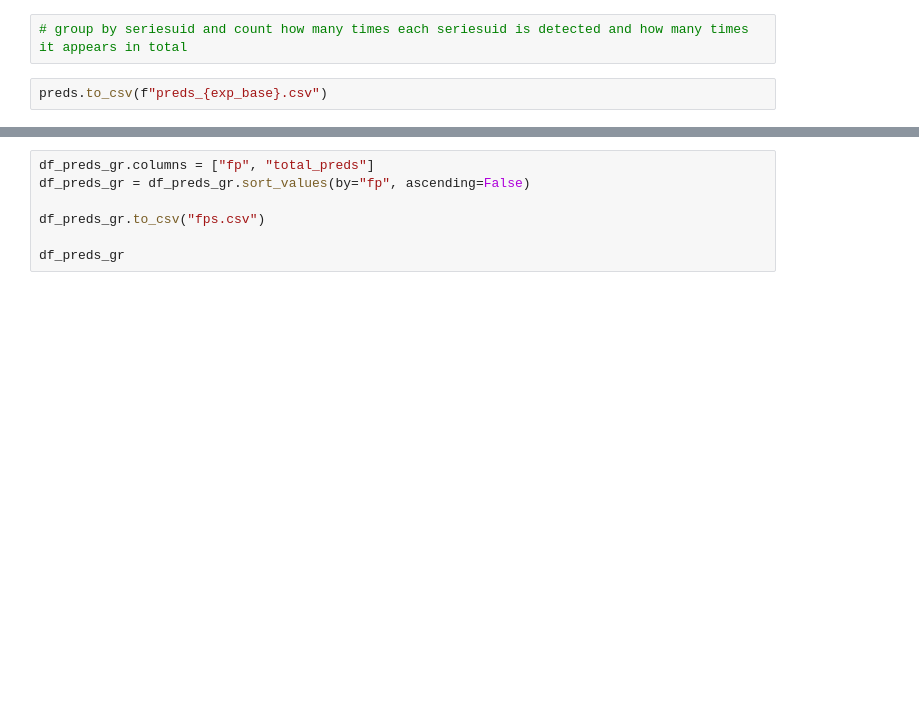
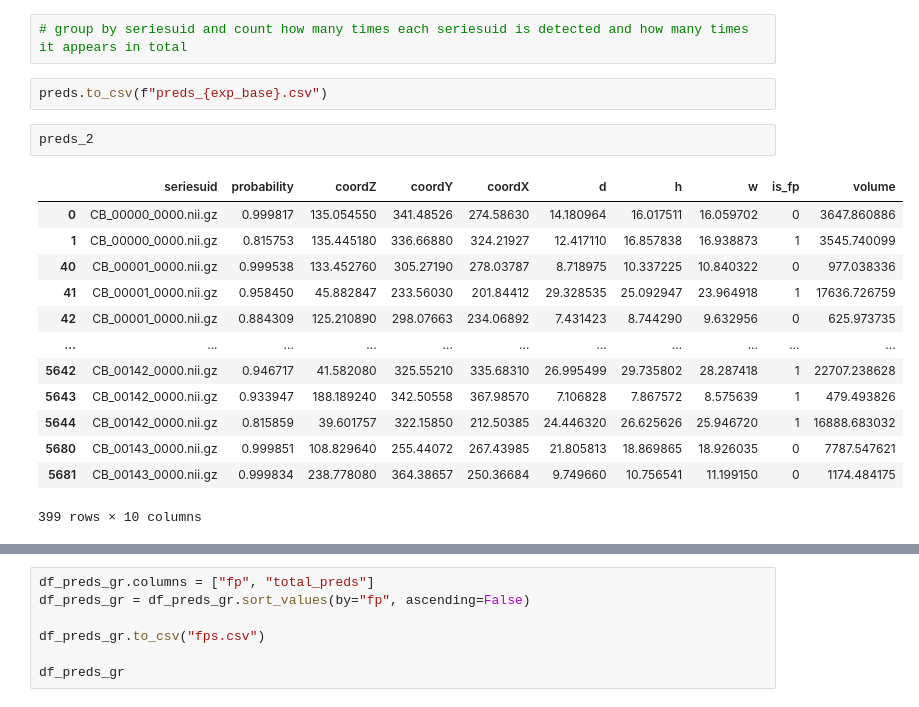
Before and after one commit to alceballosa/deform-aneurysm-detection, a Jupyter notebook: notebooks/stats/mini_froc.ipynb, the cells around one changed output, grey strips where cells are left out. Cells and saved outputs as stored; diff of their text form; blank space fills up the shorter version.

```diff
--- a/notebooks/stats/mini_froc.ipynb
+++ b/notebooks/stats/mini_froc.ipynb
@@ -217,3 +238,19 @@ df_labels_gr.to_csv("hits.csv")
 # group by seriesuid and count how many times each seriesuid is detected and how many times it appears in total
 # %%
 preds.to_csv(f"preds_{exp_base}.csv")
+# %%
+preds_2
+# %% [output]
+|  | seriesuid | probability | coordZ | coordY | coordX | d | h | w | is_fp | volume |
+| 0 | CB_00000_0000.nii.gz | 0.999817 | 135.054550 | 341.48526 | 274.58630 | 14.180964 | 16.017511 | 16.059702 | 0 | 3647.860886 |
+| 1 | CB_00000_0000.nii.gz | 0.815753 | 135.445180 | 336.66880 | 324.21927 | 12.417110 | 16.857838 | 16.938873 | 1 | 3545.740099 |
+| 40 | CB_00001_0000.nii.gz | 0.999538 | 133.452760 | 305.27190 | 278.03787 | 8.718975 | 10.337225 | 10.840322 | 0 | 977.038336 |
+| 41 | CB_00001_0000.nii.gz | 0.958450 | 45.882847 | 233.56030 | 201.84412 | 29.328535 | 25.092947 | 23.964918 | 1 | 17636.726759 |
+| 42 | CB_00001_0000.nii.gz | 0.884309 | 125.210890 | 298.07663 | 234.06892 | 7.431423 | 8.744290 | 9.632956 | 0 | 625.973735 |
+| ... | ... | ... | ... | ... | ... | ... | ... | ... | ... | ... |
+| 5642 | CB_00142_0000.nii.gz | 0.946717 | 41.582080 | 325.55210 | 335.68310 | 26.995499 | 29.735802 | 28.287418 | 1 | 22707.238628 |
+| 5643 | CB_00142_0000.nii.gz | 0.933947 | 188.189240 | 342.50558 | 367.98570 | 7.106828 | 7.867572 | 8.575639 | 1 | 479.493826 |
+| 5644 | CB_00142_0000.nii.gz | 0.815859 | 39.601757 | 322.15850 | 212.50385 | 24.446320 | 26.625626 | 25.946720 | 1 | 16888.683032 |
+| 5680 | CB_00143_0000.nii.gz | 0.999851 | 108.829640 | 255.44072 | 267.43985 | 21.805813 | 18.869865 | 18.926035 | 0 | 7787.547621 |
+| 5681 | CB_00143_0000.nii.gz | 0.999834 | 238.778080 | 364.38657 | 250.36684 | 9.749660 | 10.756541 | 11.199150 | 0 | 1174.484175 |
+399 rows × 10 columns
```
Also changed, not shown: parts of 6 cells of this notebook, 7 other files.
